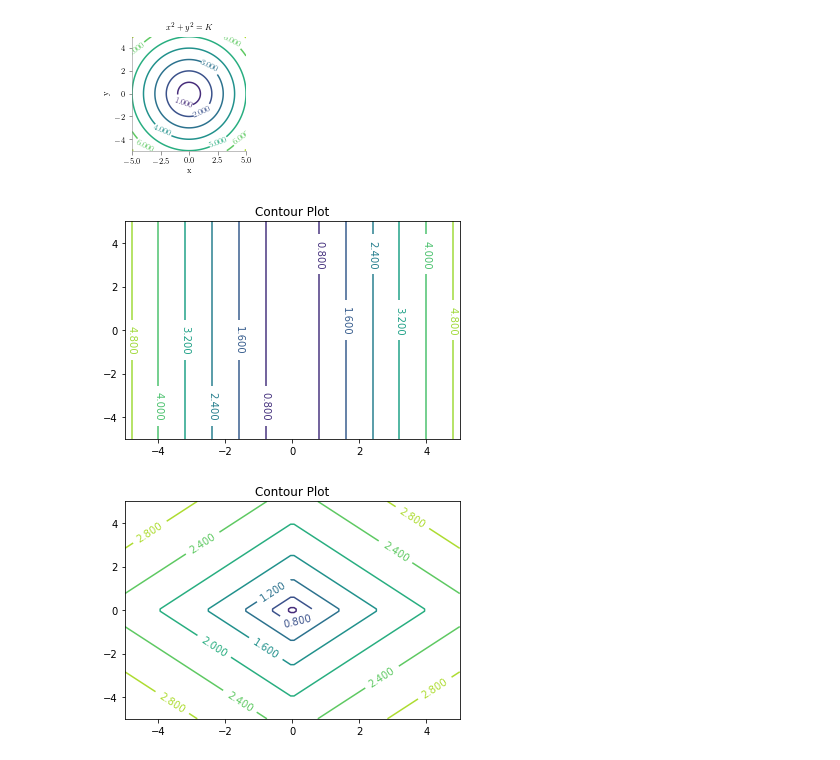
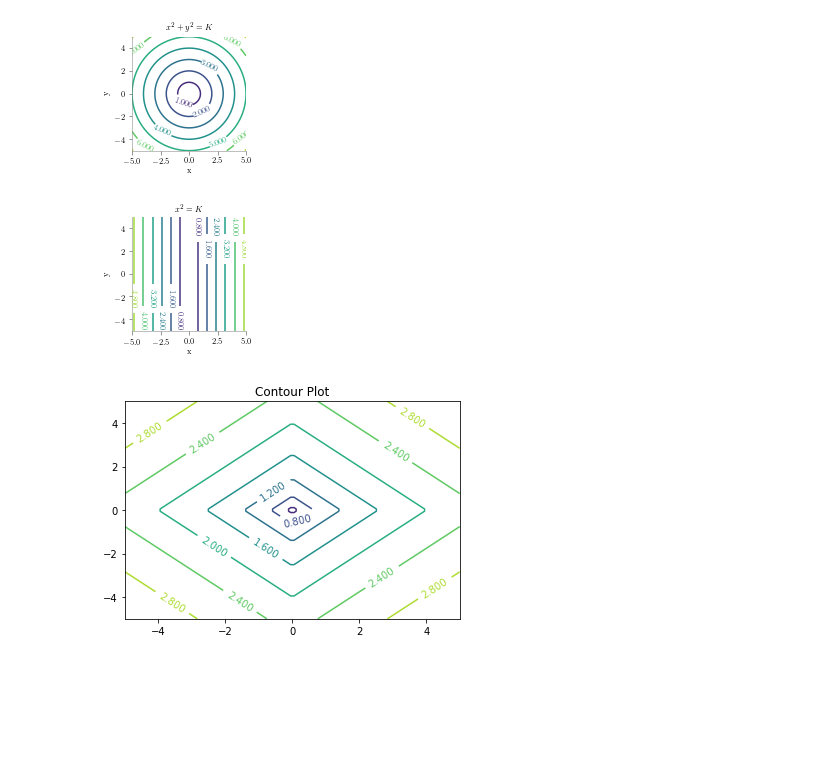
Before and after one commit to nipunbatra/ml-teaching, a Jupyter notebook: ml-maths/Maths for ML-2.ipynb, the cells around one changed output. Cells and saved outputs as stored; diff of their text form; code cells hidden in the pictures; blank space fills up the shorter version.

```diff
--- a/ml-maths/Maths for ML-2.ipynb
+++ b/ml-maths/Maths for ML-2.ipynb
@@ -102,24 +102,24 @@ plt.savefig("contour-plot-1.pdf",transparent=True,bbox_inches="tight")
 # %%
 xlist = np.linspace(-5.0, 5.0, 100)
 ylist = np.linspace(-5.0, 5.0, 100)
 X, Y = np.meshgrid(xlist, ylist)
 Z = np.sqrt(X**2)
 fig,ax=plt.subplots(1,1)
 cp = ax.contour(X, Y, Z)
 
 ax.clabel(cp, inline=1)
 # fig.colorbar(cp) # Add a colorbar to a plot
-ax.set_title(r'$x^2+y^2=K$')
+ax.set_title(r'$x^2=K$')
 #ax.set_xlabel('x (cm)')
 # ax.set_ylabel('y (cm)')
 ax.set_aspect("equal")
 plt.xlabel("x")
 plt.ylabel("y")
 format_axes(ax)
 plt.savefig("contour-plot-2.pdf",transparent=True,bbox_inches="tight")
 #plt.show()
 # %% [output]
-[figure, old version]
+[figure, new version]
 # %%
 xlist = np.linspace(-5.0, 5.0, 100)
 ylist = np.linspace(-5.0, 5.0, 100)
```
